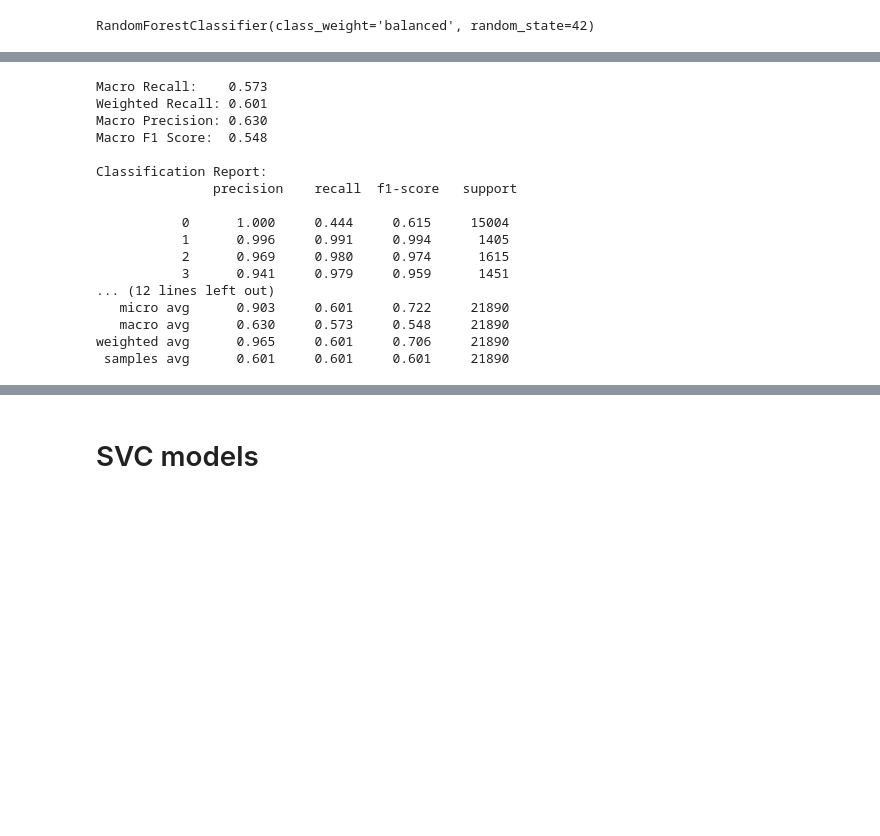
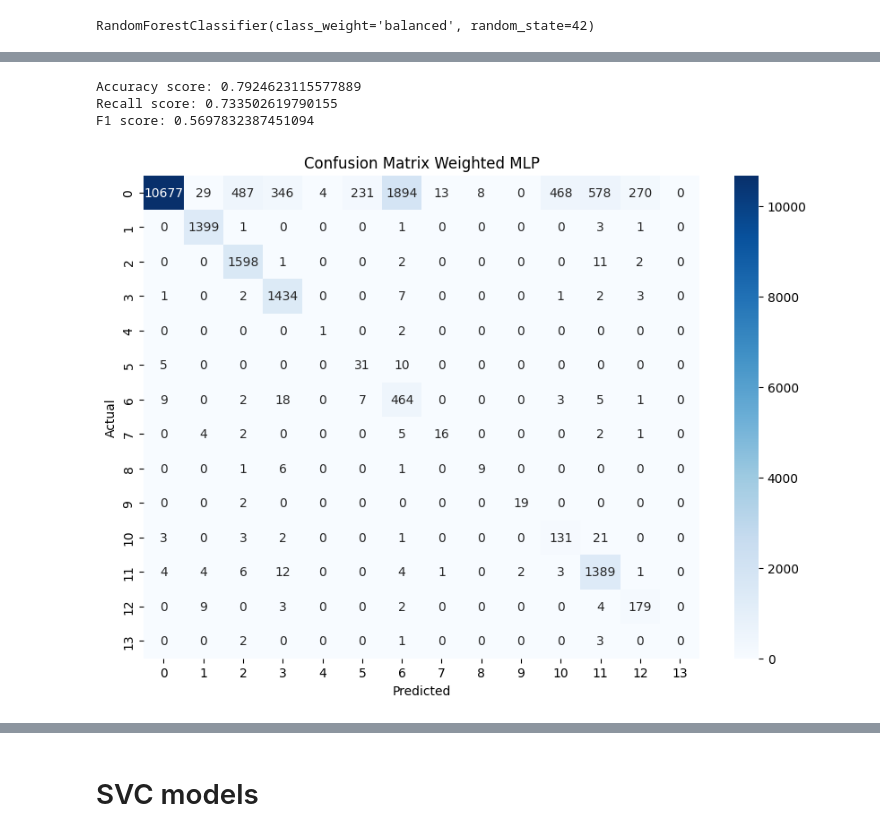
Before and after one commit to Azat228/ECG_Classification_for_Arrhythmia_Detection, a Jupyter notebook: Project_code.ipynb, the cells around one changed output, grey strips where cells are left out. Saved outputs shown, nothing was run; the diff lists cells and outputs as text; code cells hidden in the pictures; blank space fills up the shorter version.

```diff
--- a/Project_code.ipynb
+++ b/Project_code.ipynb
@@ -484,8 +412,9 @@ F1 score: 0.505667548776134
 from sklearn.ensemble import RandomForestClassifier
 from sklearn.metrics import classification_report, recall_score, f1_score, precision_score, confusion_matrix
 clf = RandomForestClassifier(class_weight='balanced', random_state=42, n_estimators=100)
-clf.fit(x_train_reduced, y_train_reduced)
+clf.fit(x_train_reduced, np.argmax(y_train_reduced, axis=1))
 # %% [output]
 RandomForestClassifier(class_weight='balanced', random_state=42)
 # %%
-y_pred = clf.predict(x_test_raw)
+y_pred_val_forest = clf.predict(x_val_raw)
+y_pred_test_forest = clf.predict(x_test_raw)
@@ -492,30 +431,17 @@ y_pred = clf.predict(x_test_raw)
 # %%
-recall_macro = recall_score(y_test, y_pred, average='macro')
-recall_weighted = recall_score(y_test, y_pred, average='weighted')
-precision_macro = precision_score(y_test, y_pred, average='macro')
-f1_macro = f1_score(y_test, y_pred, average='macro')
-
-print(f"Macro Recall:    {recall_macro:.3f}")
-print(f"Weighted Recall: {recall_weighted:.3f}")
-print(f"Macro Precision: {precision_macro:.3f}")
-print(f"Macro F1 Score:  {f1_macro:.3f}\n")
-
-print("Classification Report:\n", classification_report(y_test, y_pred, digits=3))
+#confusion matrix validation
+print("Accuracy score:", accuracy_score(y_val_single, y_pred_val_forest))
+print("Recall score:", recall_score(y_val_single, y_pred_val_forest, average='macro')) # macro is used bc it gives the same importance for classes with less samples
+print("F1 score:", f1_score(y_val_single, y_pred_val_forest, average='macro'))
+conf = confusion_matrix(y_val_single, y_pred_val_forest)
+plt.figure(figsize=(10,7))
+sns.heatmap(conf, annot=True, fmt='d', cmap='Blues')
+plt.xlabel('Predicted')
+plt.ylabel('Actual')
+plt.title('Confusion Matrix Weighted MLP')
+plt.show()
 # %% [output]
-Macro Recall:    0.573
-Weighted Recall: 0.601
-Macro Precision: 0.630
-Macro F1 Score:  0.548
-
-Classification Report:
-               precision    recall  f1-score   support
-
-           0      1.000     0.444     0.615     15004
-           1      0.996     0.991     0.994      1405
-           2      0.969     0.980     0.974      1615
-           3      0.941     0.979     0.959      1451
-... (12 lines left out)
-   micro avg      0.903     0.601     0.722     21890
-   macro avg      0.630     0.573     0.548     21890
-weighted avg      0.965     0.601     0.706     21890
- samples avg      0.601     0.601     0.601     21890
+Accuracy score: 0.7924623115577889
+Recall score: 0.733502619790155
+F1 score: 0.5697832387451094
+[figure, added]
```
Also changed, not shown: parts of 9 cells of this notebook.
